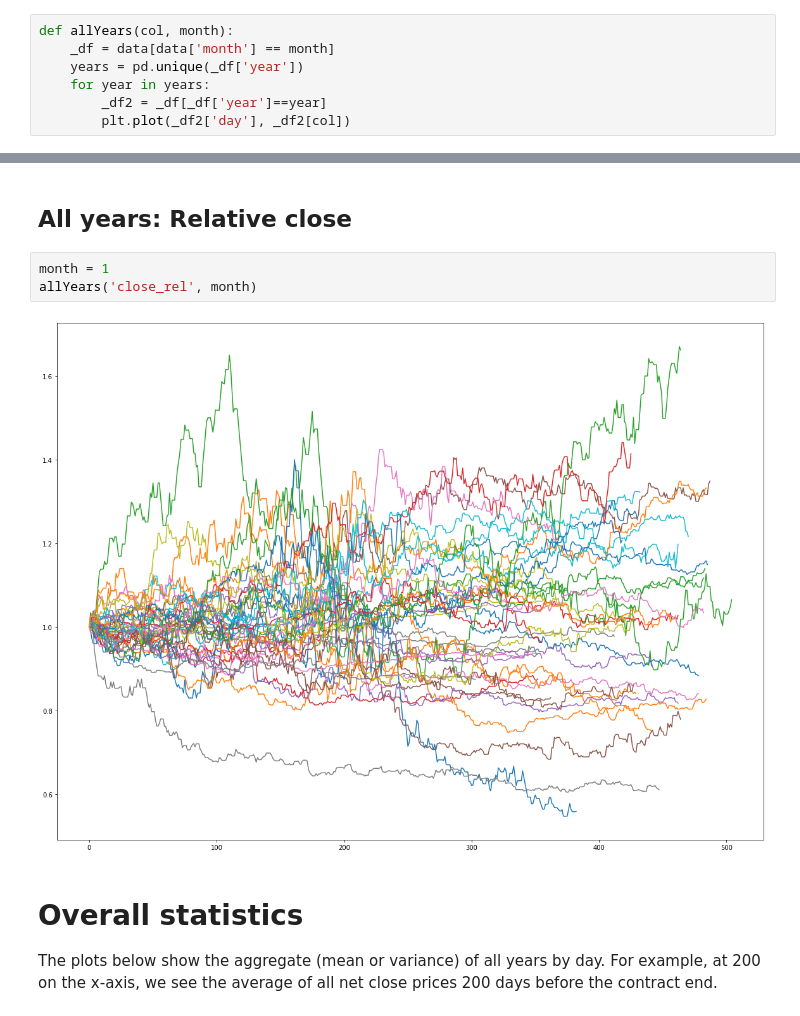
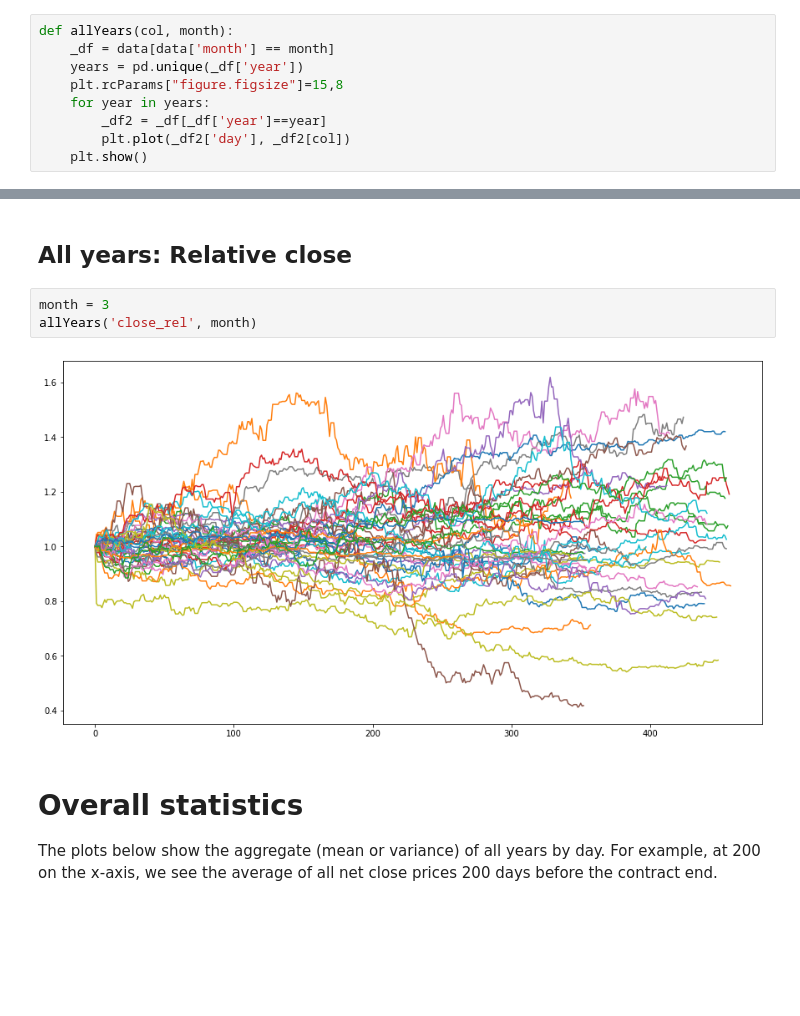
Before and after one commit to vin0110/classes, a Jupyter notebook: data_view.ipynb, the cells around one changed output, grey strips where cells are left out. Drawn from its saved outputs; the diff is of its cells as text; blank space fills up the shorter version.

```diff
--- a/data_view.ipynb
+++ b/data_view.ipynb
@@ -104,9 +96,11 @@ def yearPlots(df, year):
 def allYears(col, month):
     _df = data[data['month'] == month]
     years = pd.unique(_df['year'])
+    plt.rcParams["figure.figsize"]=15,8
     for year in years:
         _df2 = _df[_df['year']==year]
         plt.plot(_df2['day'], _df2[col])
+    plt.show()
 # %%
 def overallStats(dfin, month, days=200):
     netlist = []
@@ -195,10 +189,10 @@ allYears('close_net', month)
 # %% [markdown]
 ## All years: Relative close
 # %%
-month = 1
+month = 3
 allYears('close_rel', month)
 # %% [output]
-[figure, old version]
+[figure, new version]
 # %% [markdown]
 # Overall statistics
 The plots below show the aggregate (mean or variance) of all years by day. For example, at 200 on the x-axis, we see the average of all net close prices 200 days before the contract end.
```
Also changed, not shown: parts of 9 cells of this notebook, 1 other file.
